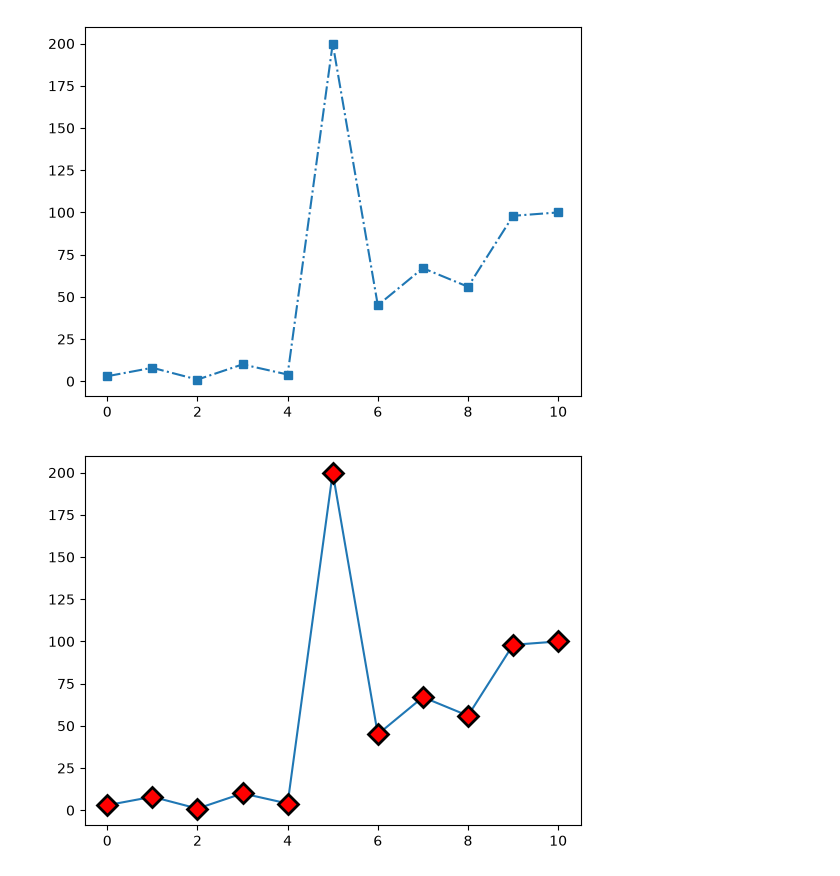
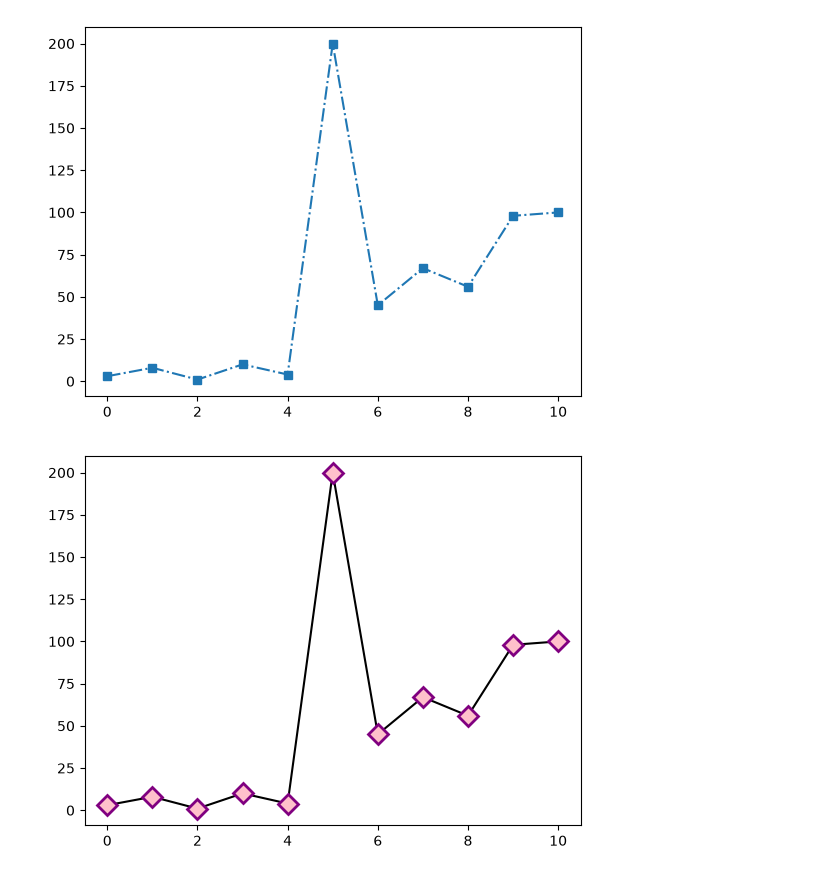
Before and after one commit to courjimen/R_GLAB_386.5.1, a Jupyter notebook: R_GLAB_386.5.1_LineCharts.ipynb, the cells around one changed output. Cells and saved outputs as stored; diff of their text form; code cells hidden in the pictures.

Commit message:
Completed line charts lab

```diff
--- a/R_GLAB_386.5.1_LineCharts.ipynb
+++ b/R_GLAB_386.5.1_LineCharts.ipynb
@@ -45,7 +45,7 @@ plt.show()
 [figure]
 # %%
 #use any approach, diamond marker colored red, marker width
-plt.plot(y, marker='D', mfc='red', ms='10', mew='2', mec='black')
+plt.plot(y, color='black', marker='D', mfc='pink', ms='10', mew='2', mec='purple')
 plt.show()
 # %% [output]
-[figure, old version]
+[figure, new version]
```
Also changed, not shown: parts of 2 cells of this notebook.
